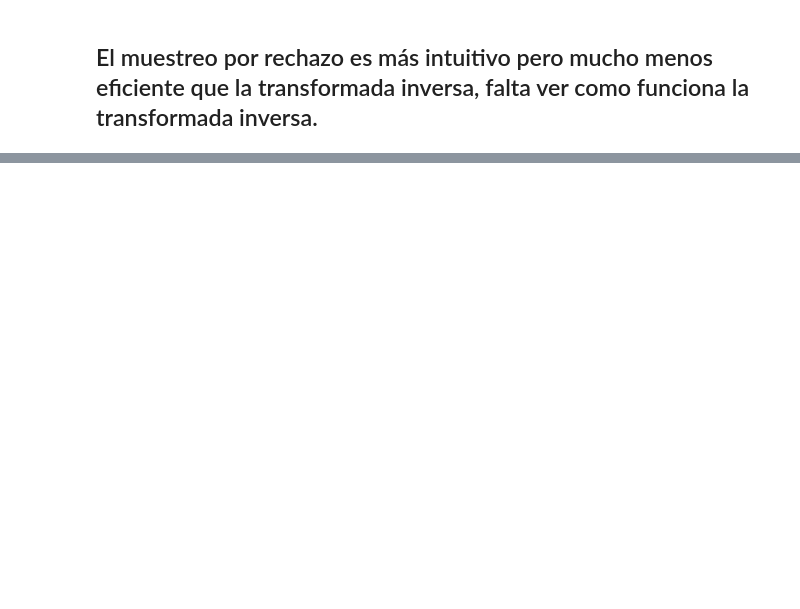
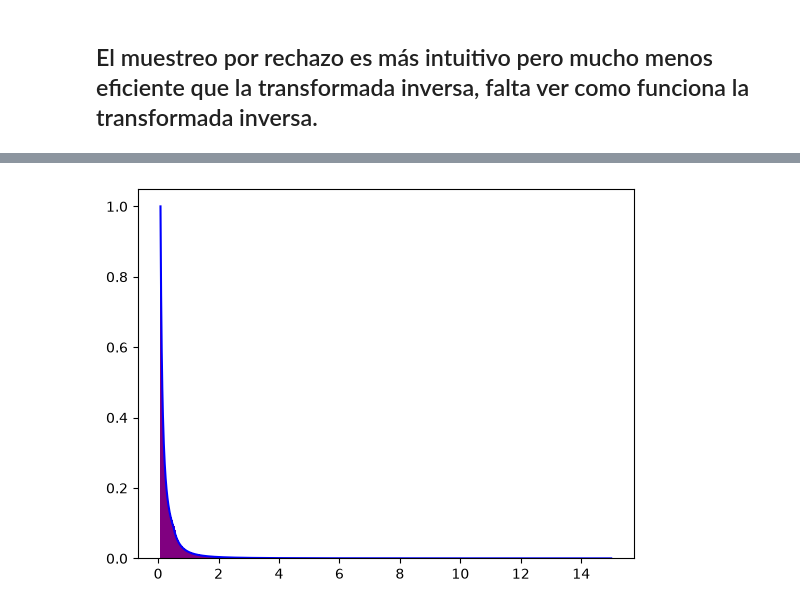
Before and after one commit to Jou-dab/Milky-Way-MC-, a Jupyter notebook: IMF_Compu.ipynb, the cells around one changed output, grey strips where cells are left out. Cells and saved outputs as stored; diff of their text form; code cells hidden in the pictures; blank space fills up the shorter version.

```diff
--- a/IMF_Compu.ipynb
+++ b/IMF_Compu.ipynb
@@ -83,11 +94,13 @@ plt.show()
 # %%
 # Este deja más bonito el gráfico
 
 counts, bins = np.histogram(masa, bins=1000)
-counts_norm = counts/np.mamasa(counts)
+counts_norm = counts/np.max(counts)
 plt.bar(bins[:-1], counts_norm, width=np.diff(bins), color='purple')
-plt.plot(masa, [IMF_kroupa(i)/IMF_kroupa(0.08) for i in masa], color='blue')
+plt.plot(masas_kroupa, [IMF_kroupa(i)/IMF_kroupa(0.08) for i in masas_kroupa], color='blue')
 plt.show()
+# %% [output]
+[figure, added]
 # %%
 # Tiempo en Main Sequence
 t_MS = 10**10 * (masa)**(-2.5) # año
```
Also changed, not shown: parts of 4 cells of this notebook.
